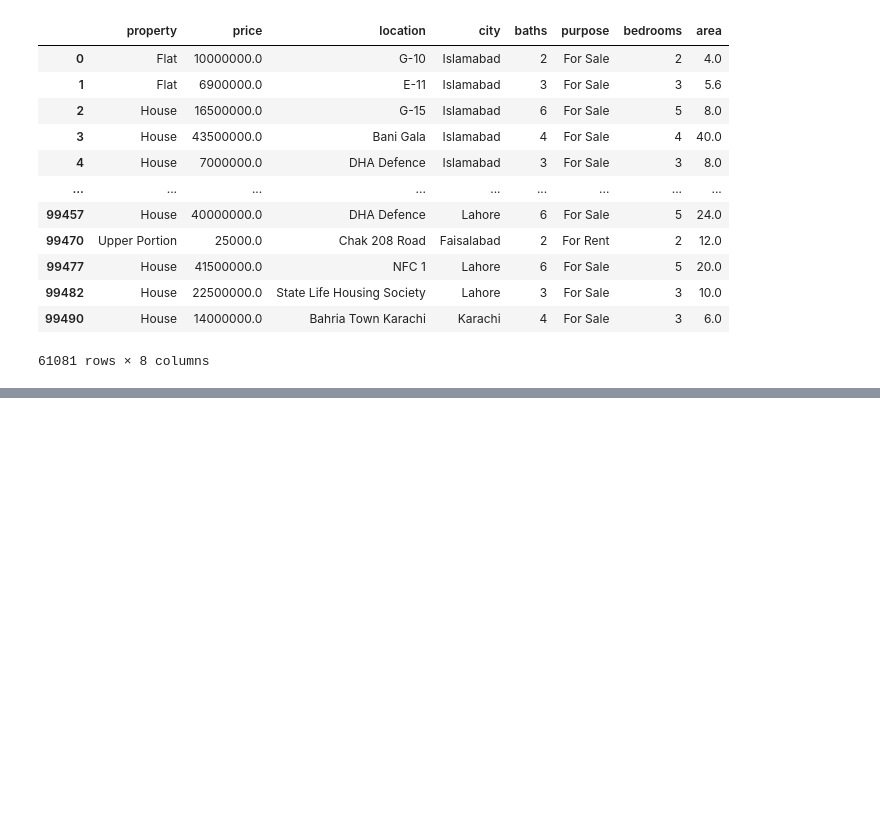
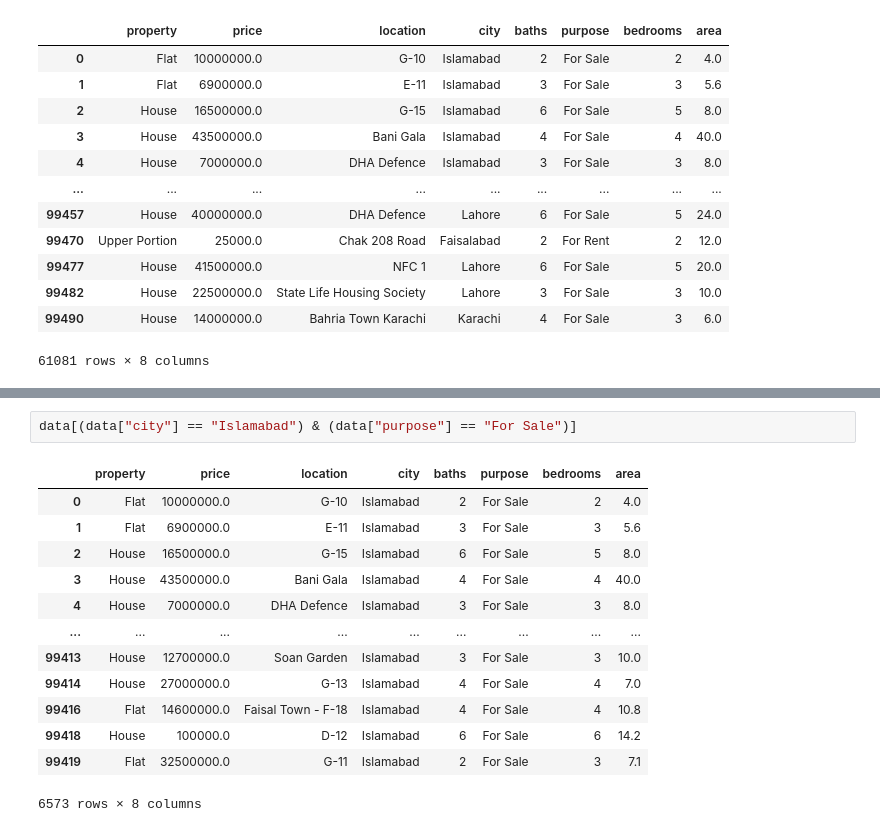
Before and after one commit to CHxNOBODY/CS-01418262, a Jupyter notebook: Lab/Lab02.ipynb, the cells around one changed output, grey strips where cells are left out. Saved outputs shown, nothing was run; the diff lists cells and outputs as text; blank space fills up the shorter version.

```diff
--- a/Lab/Lab02.ipynb
+++ b/Lab/Lab02.ipynb
@@ -328,0 +359,16 @@ data
+# %%
+data[(data["city"] == "Islamabad") & (data["purpose"] == "For Sale")]
+# %% [output]
+|  | property | price | location | city | baths | purpose | bedrooms | area |
+| 0 | Flat | 10000000.0 | G-10 | Islamabad | 2 | For Sale | 2 | 4.0 |
+| 1 | Flat | 6900000.0 | E-11 | Islamabad | 3 | For Sale | 3 | 5.6 |
+| 2 | House | 16500000.0 | G-15 | Islamabad | 6 | For Sale | 5 | 8.0 |
+| 3 | House | 43500000.0 | Bani Gala | Islamabad | 4 | For Sale | 4 | 40.0 |
+| 4 | House | 7000000.0 | DHA Defence | Islamabad | 3 | For Sale | 3 | 8.0 |
+| ... | ... | ... | ... | ... | ... | ... | ... | ... |
+| 99413 | House | 12700000.0 | Soan Garden | Islamabad | 3 | For Sale | 3 | 10.0 |
+| 99414 | House | 27000000.0 | G-13 | Islamabad | 4 | For Sale | 4 | 7.0 |
+| 99416 | Flat | 14600000.0 | Faisal Town - F-18 | Islamabad | 4 | For Sale | 4 | 10.8 |
+| 99418 | House | 100000.0 | D-12 | Islamabad | 6 | For Sale | 6 | 14.2 |
+| 99419 | Flat | 32500000.0 | G-11 | Islamabad | 2 | For Sale | 3 | 7.1 |
+6573 rows × 8 columns
```
Also changed, not shown: parts of 12 cells of this notebook.
